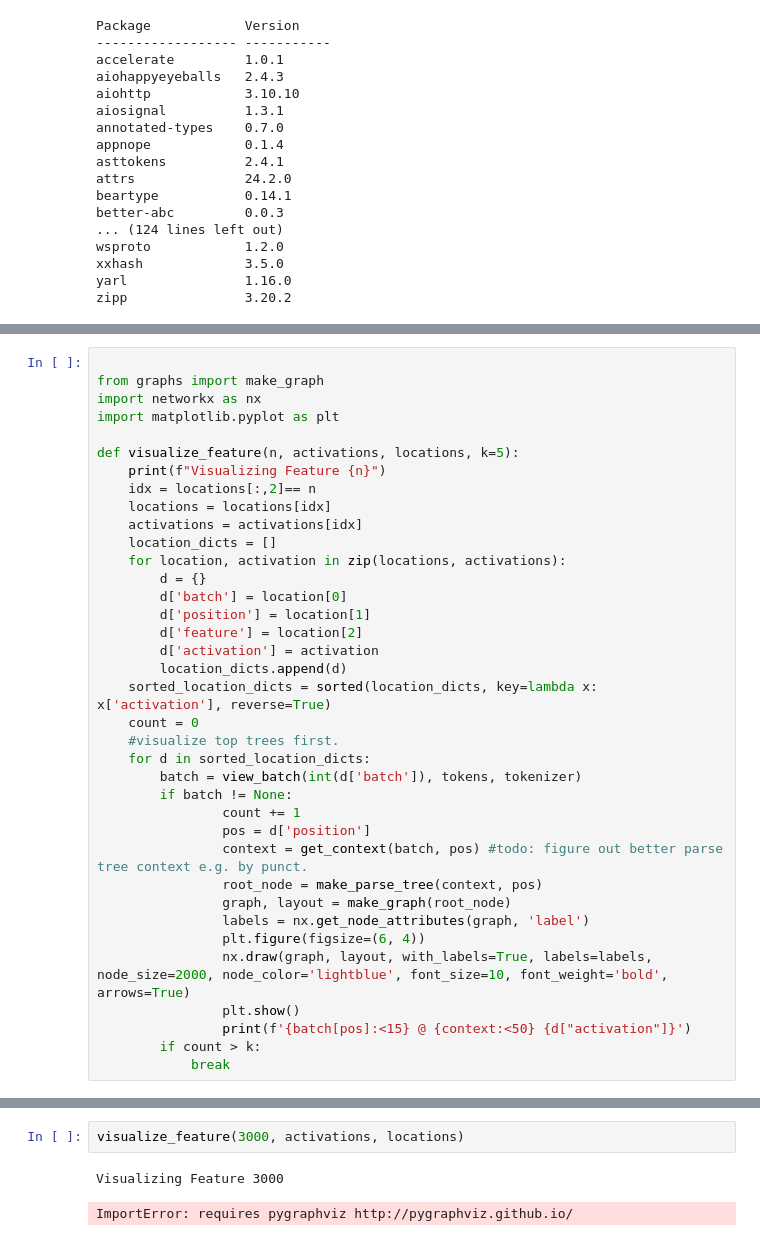
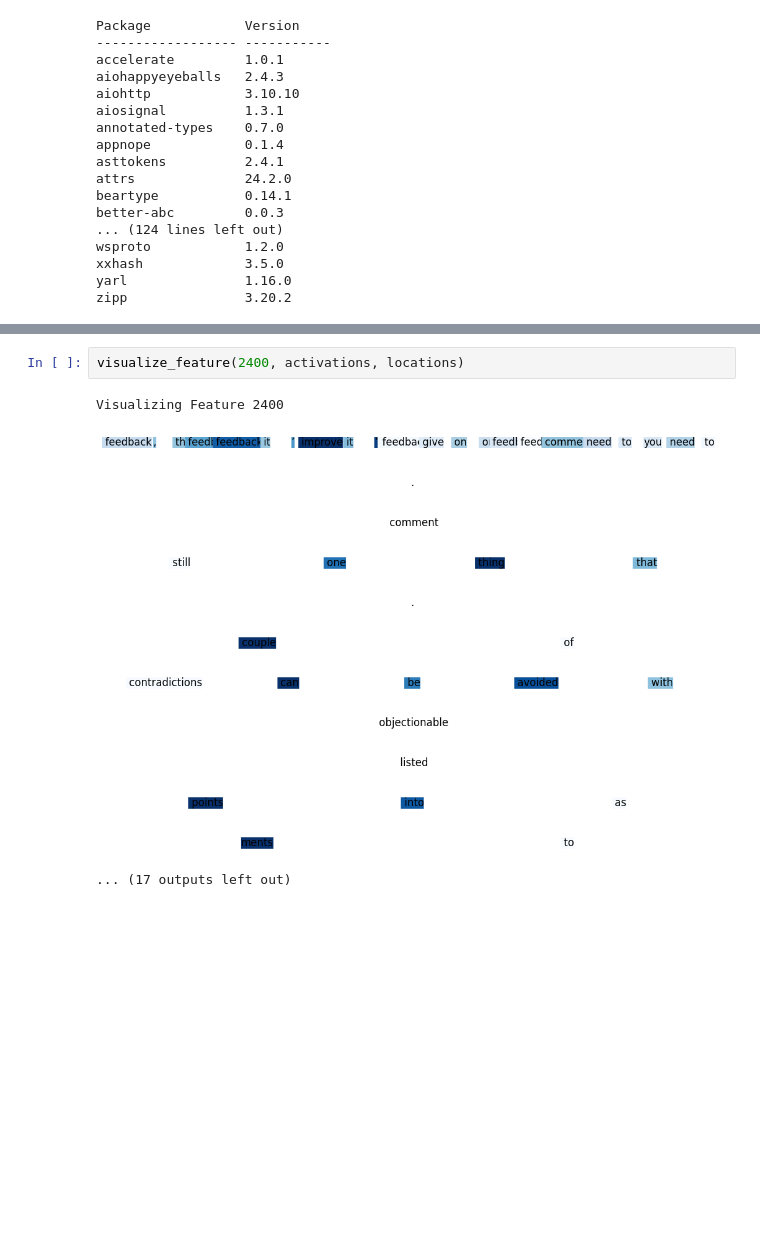
Before and after one commit to rkique/syntax-sae, a Jupyter notebook: new_activations.ipynb, the cells around one changed output, grey strips where cells are left out. Saved outputs shown, nothing was run; the diff lists cells and outputs as text; blank space fills up the shorter version.

Commit message:
working activation gradient on text + graph

```diff
--- a/new_activations.ipynb
+++ b/new_activations.ipynb
@@ -86,37 +152,0 @@ importlib.reload(graphs)
-# %%
-
-from graphs import make_graph
-import networkx as nx
-import matplotlib.pyplot as plt
-
-def visualize_feature(n, activations, locations, k=5):
-    print(f"Visualizing Feature {n}")
-    idx = locations[:,2]== n
-    locations = locations[idx]
-    activations = activations[idx]
-    location_dicts = []
-    for location, activation in zip(locations, activations):
-        d = {}
-        d['batch'] = location[0]
-        d['position'] = location[1]
-        d['feature'] = location[2]
-        d['activation'] = activation
-        location_dicts.append(d)
-    sorted_location_dicts = sorted(location_dicts, key=lambda x: x['activation'], reverse=True)
-    count = 0
-    #visualize top trees first.
-    for d in sorted_location_dicts:
-        batch = view_batch(int(d['batch']), tokens, tokenizer)
-        if batch != None:
-                count += 1
-                pos = d['position']
-                context = get_context(batch, pos) #todo: figure out better parse tree context e.g. by punct.
-                root_node = make_parse_tree(context, pos)
-                graph, layout = make_graph(root_node)
-                labels = nx.get_node_attributes(graph, 'label')
-                plt.figure(figsize=(6, 4))
-                nx.draw(graph, layout, with_labels=True, labels=labels, node_size=2000, node_color='lightblue', font_size=10, font_weight='bold', arrows=True)
-                plt.show()
-                print(f'{batch[pos]:<15} @ {context:<50} {d["activation"]}')
-        if count > k:
-            break
@@ -123,5 +323,16 @@ def visualize_feature(n, activations, locations, k=5):
 # %%
-visualize_feature(3000, activations, locations)
+visualize_feature(2400, activations, locations)
 # %% [output]
-Visualizing Feature 3000
+Visualizing Feature 2400
+[figure, added]
+[figure, added]
+[figure, added]
+[figure, added]
+[figure, added]
+[figure, added]
+[figure, added]
+[figure, added]
+[figure, added]
+[figure, added]
+[figure, added]
-ImportError: requires pygraphviz http://pygraphviz.github.io/
+... (17 outputs left out)
```
Also changed, not shown: parts of 25 cells of this notebook, 4 other files.
